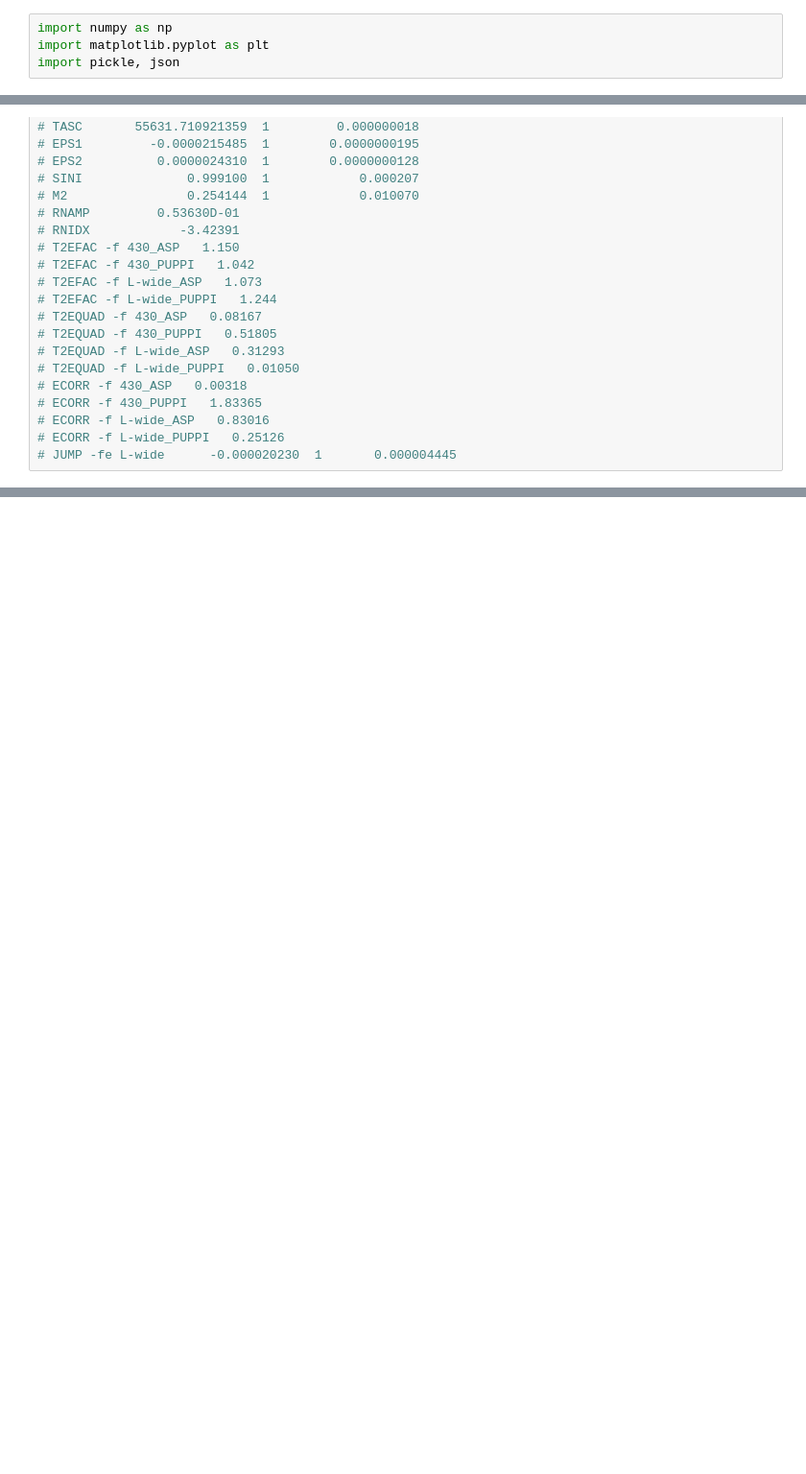
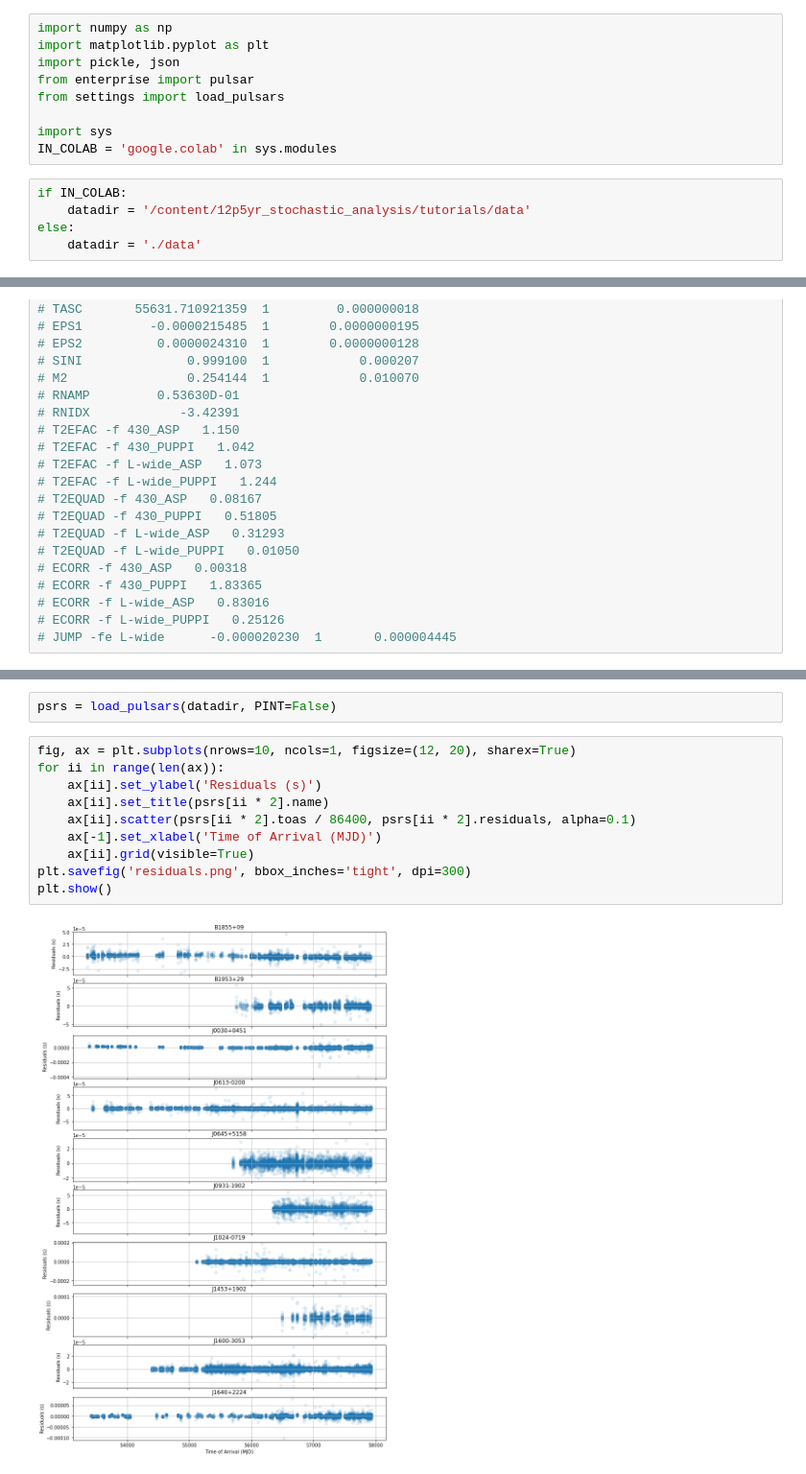
Before and after one commit to nanograv/12p5yr_stochastic_analysis, a Jupyter notebook: tutorials/explore_data.ipynb, the cells around one changed output, grey strips where cells are left out. Shown at 96% size. Cells and saved outputs as stored; diff of their text form; blank space fills up the shorter version.

Commit message:
remove .pkl file, update tutorials

```diff
--- a/tutorials/explore_data.ipynb
+++ b/tutorials/explore_data.ipynb
@@ -2,6 +2,16 @@
 import numpy as np
 import matplotlib.pyplot as plt
 import pickle, json
+from enterprise import pulsar
+from settings import load_pulsars
+
+import sys
+IN_COLAB = 'google.colab' in sys.modules
+# %%
+if IN_COLAB:
+    datadir = '/content/12p5yr_stochastic_analysis/tutorials/data'
+else:
+    datadir = './data'
 # %% [markdown]
 # Exploring NANOGrav Data
 
@@ -119,0 +129,14 @@ A few pieces are required in any `.par` file:
+# %%
+psrs = load_pulsars(datadir, PINT=False)
+# %%
+fig, ax = plt.subplots(nrows=10, ncols=1, figsize=(12, 20), sharex=True)
+for ii in range(len(ax)):
+    ax[ii].set_ylabel('Residuals (s)')
+    ax[ii].set_title(psrs[ii * 2].name)
+    ax[ii].scatter(psrs[ii * 2].toas / 86400, psrs[ii * 2].residuals, alpha=0.1)
+    ax[-1].set_xlabel('Time of Arrival (MJD)')
+    ax[ii].grid(visible=True)
+plt.savefig('residuals.png', bbox_inches='tight', dpi=300)
+plt.show()
+# %% [output]
+[figure, added]
```
Also changed, not shown: parts of 11 cells of this notebook, 2 other files.
